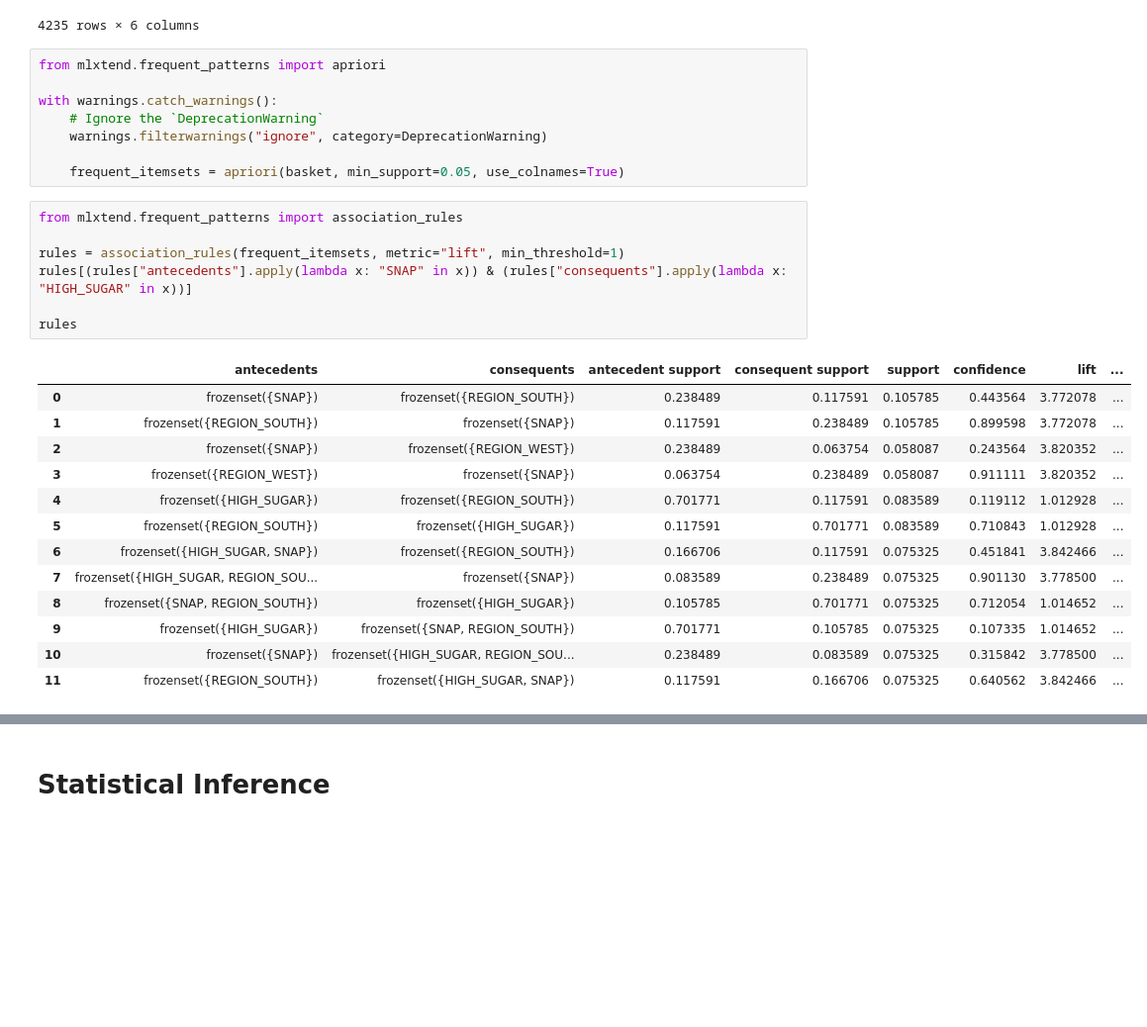
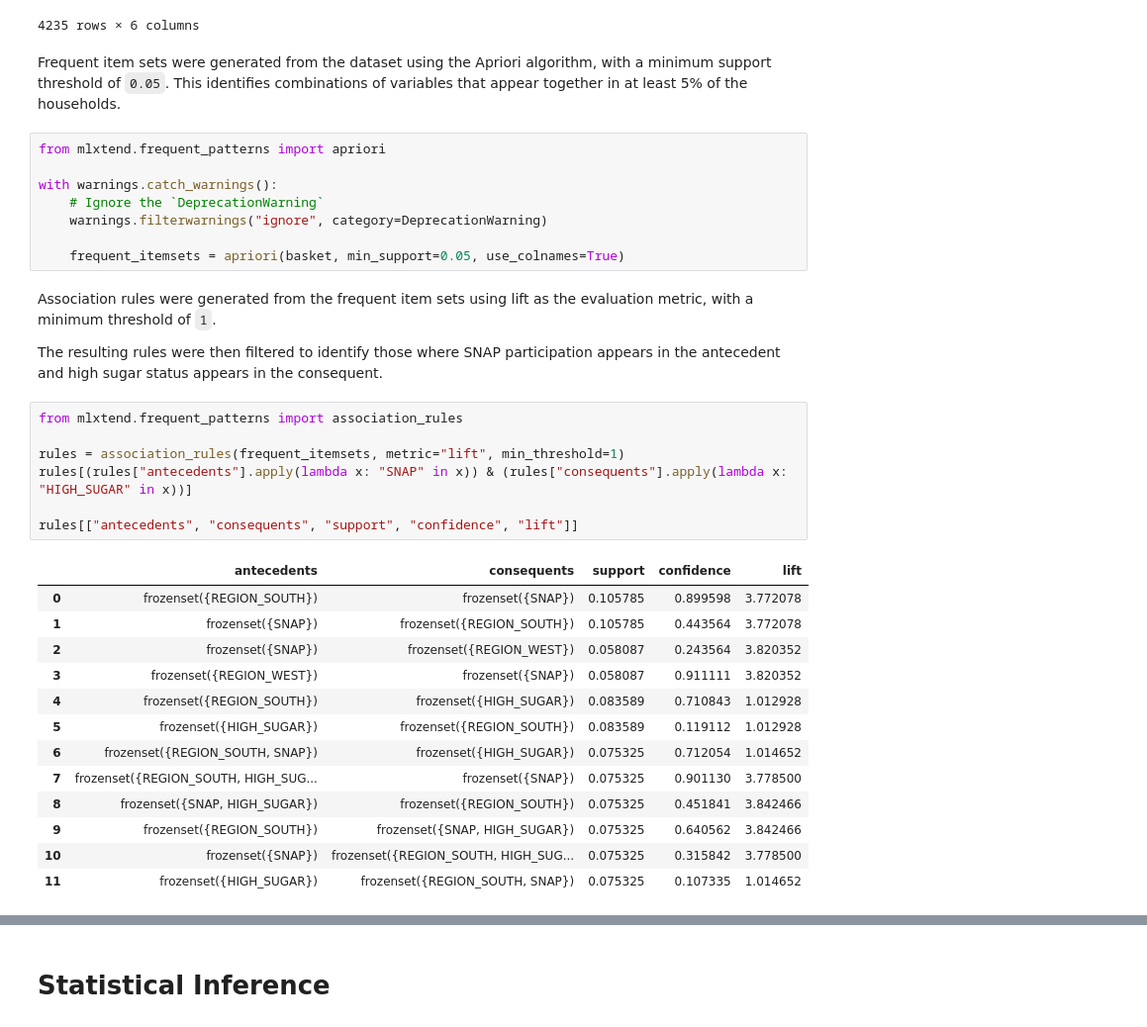
Before and after one commit to seoyunnie/csmodel-mcos, a Jupyter notebook: statistical_inference.ipynb, the cells around one changed output, grey strips where cells are left out. Shown at 99% size. Saved outputs shown, nothing was run; the diff lists cells and outputs as text; blank space fills up the shorter version.

```diff
--- a/statistical_inference.ipynb
+++ b/statistical_inference.ipynb
@@ -100,6 +128,9 @@ basket
 | 4233 | 1 | 0 | 0 | 0 | 1 | 0 |
 | 4234 | 0 | 1 | 0 | 0 | 0 | 0 |
 4235 rows × 6 columns
+# %% [markdown]
+Frequent item sets were generated from the dataset using the Apriori algorithm, with a minimum support threshold of
+`0.05`. This identifies combinations of variables that appear together in at least 5% of the households.
 # %%
 from mlxtend.frequent_patterns import apriori
 
@@ -108,24 +139,30 @@ with warnings.catch_warnings():
     warnings.filterwarnings("ignore", category=DeprecationWarning)
 
     frequent_itemsets = apriori(basket, min_support=0.05, use_colnames=True)
+# %% [markdown]
+Association rules were generated from the frequent item sets using lift as the evaluation metric, with a minimum
+threshold of `1`.
+
+The resulting rules were then filtered to identify those where SNAP participation appears in the antecedent and high
+sugar status appears in the consequent.
 # %%
 from mlxtend.frequent_patterns import association_rules
 
 rules = association_rules(frequent_itemsets, metric="lift", min_threshold=1)
 rules[(rules["antecedents"].apply(lambda x: "SNAP" in x)) & (rules["consequents"].apply(lambda x: "HIGH_SUGAR" in x))]
 
-rules
+rules[["antecedents", "consequents", "support", "confidence", "lift"]]
 # %% [output]
-|  | antecedents | consequents | antecedent support | consequent support | support | confidence | lift | ... |
-| 0 | frozenset({SNAP}) | frozenset({REGION_SOUTH}) | 0.238489 | 0.117591 | 0.105785 | 0.443564 | 3.772078 | ... |
-| 1 | frozenset({REGION_SOUTH}) | frozenset({SNAP}) | 0.117591 | 0.238489 | 0.105785 | 0.899598 | 3.772078 | ... |
-| 2 | frozenset({SNAP}) | frozenset({REGION_WEST}) | 0.238489 | 0.063754 | 0.058087 | 0.243564 | 3.820352 | ... |
-| 3 | frozenset({REGION_WEST}) | frozenset({SNAP}) | 0.063754 | 0.238489 | 0.058087 | 0.911111 | 3.820352 | ... |
-| 4 | frozenset({HIGH_SUGAR}) | frozenset({REGION_SOUTH}) | 0.701771 | 0.117591 | 0.083589 | 0.119112 | 1.012928 | ... |
-| 5 | frozenset({REGION_SOUTH}) | frozenset({HIGH_SUGAR}) | 0.117591 | 0.701771 | 0.083589 | 0.710843 | 1.012928 | ... |
-| 6 | frozenset({HIGH_SUGAR, SNAP}) | frozenset({REGION_SOUTH}) | 0.166706 | 0.117591 | 0.075325 | 0.451841 | 3.842466 | ... |
-| 7 | frozenset({HIGH_SUGAR, REGION_SOU... | frozenset({SNAP}) | 0.083589 | 0.238489 | 0.075325 | 0.901130 | 3.778500 | ... |
-| 8 | frozenset({SNAP, REGION_SOUTH}) | frozenset({HIGH_SUGAR}) | 0.105785 | 0.701771 | 0.075325 | 0.712054 | 1.014652 | ... |
-| 9 | frozenset({HIGH_SUGAR}) | frozenset({SNAP, REGION_SOUTH}) | 0.701771 | 0.105785 | 0.075325 | 0.107335 | 1.014652 | ... |
-| 10 | frozenset({SNAP}) | frozenset({HIGH_SUGAR, REGION_SOU... | 0.238489 | 0.083589 | 0.075325 | 0.315842 | 3.778500 | ... |
-| 11 | frozenset({REGION_SOUTH}) | frozenset({HIGH_SUGAR, SNAP}) | 0.117591 | 0.166706 | 0.075325 | 0.640562 | 3.842466 | ... |
+|  | antecedents | consequents | support | confidence | lift |
+| 0 | frozenset({REGION_SOUTH}) | frozenset({SNAP}) | 0.105785 | 0.899598 | 3.772078 |
+| 1 | frozenset({SNAP}) | frozenset({REGION_SOUTH}) | 0.105785 | 0.443564 | 3.772078 |
+| 2 | frozenset({SNAP}) | frozenset({REGION_WEST}) | 0.058087 | 0.243564 | 3.820352 |
+| 3 | frozenset({REGION_WEST}) | frozenset({SNAP}) | 0.058087 | 0.911111 | 3.820352 |
+| 4 | frozenset({REGION_SOUTH}) | frozenset({HIGH_SUGAR}) | 0.083589 | 0.710843 | 1.012928 |
+| 5 | frozenset({HIGH_SUGAR}) | frozenset({REGION_SOUTH}) | 0.083589 | 0.119112 | 1.012928 |
+| 6 | frozenset({REGION_SOUTH, SNAP}) | frozenset({HIGH_SUGAR}) | 0.075325 | 0.712054 | 1.014652 |
+| 7 | frozenset({REGION_SOUTH, HIGH_SUG... | frozenset({SNAP}) | 0.075325 | 0.901130 | 3.778500 |
+| 8 | frozenset({SNAP, HIGH_SUGAR}) | frozenset({REGION_SOUTH}) | 0.075325 | 0.451841 | 3.842466 |
+| 9 | frozenset({REGION_SOUTH}) | frozenset({SNAP, HIGH_SUGAR}) | 0.075325 | 0.640562 | 3.842466 |
+| 10 | frozenset({SNAP}) | frozenset({REGION_SOUTH, HIGH_SUG... | 0.075325 | 0.315842 | 3.778500 |
+| 11 | frozenset({HIGH_SUGAR}) | frozenset({REGION_SOUTH, SNAP}) | 0.075325 | 0.107335 | 1.014652 |
```
Also changed, not shown: parts of 20 cells of this notebook.
